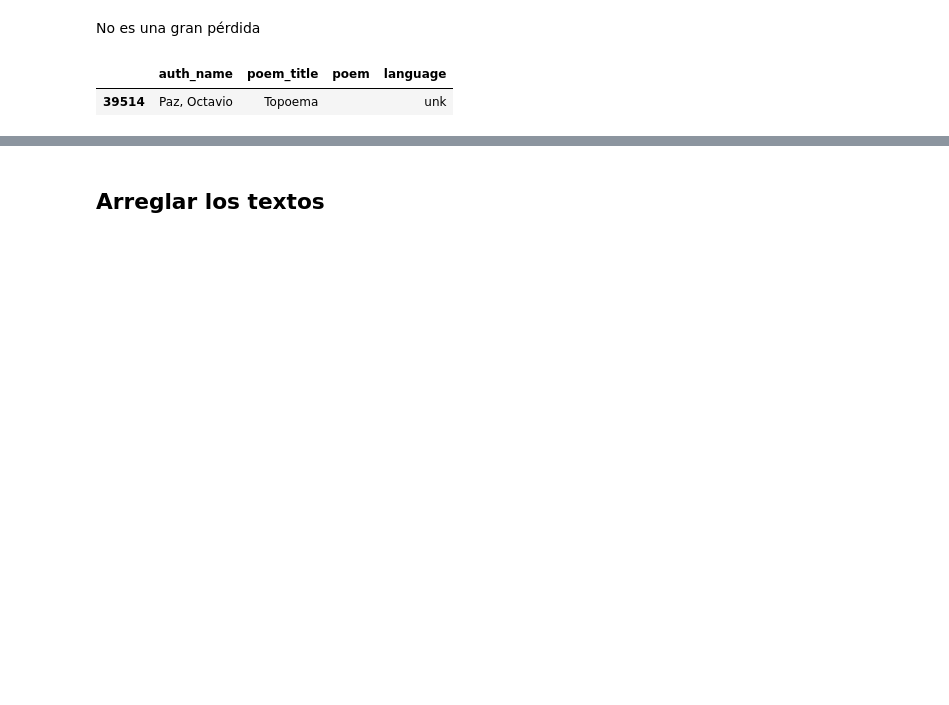
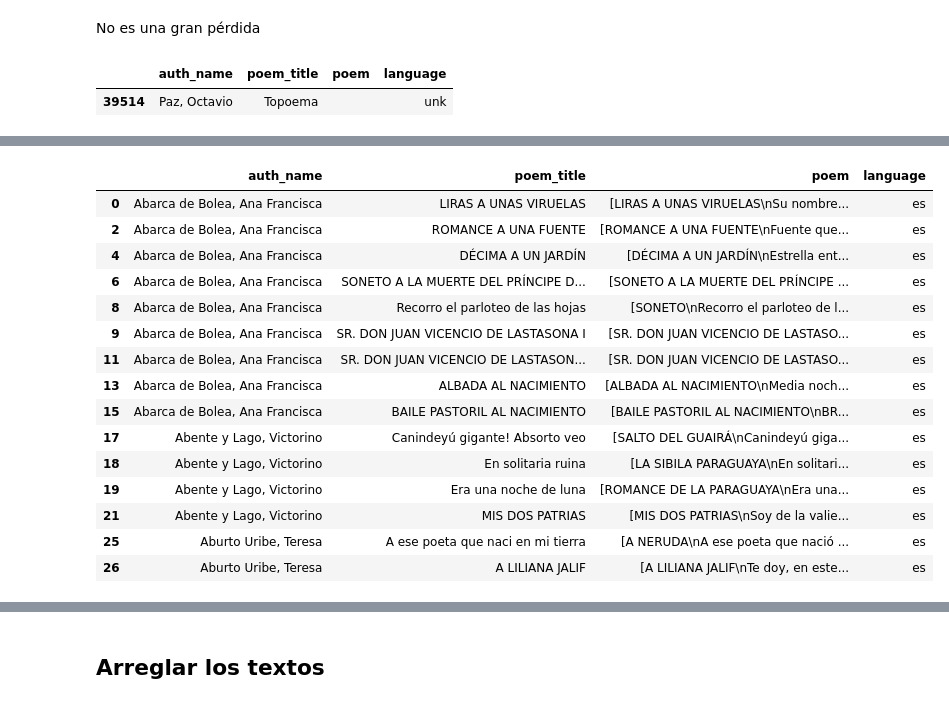
Before and after one commit to DavidLeirado/AiLan-P0e-m, a Jupyter notebook: notebooks/data_exploration.ipynb, the cells around one changed output, grey strips where cells are left out. Cells and saved outputs as stored; diff of their text form; code cells hidden in the pictures; blank space fills up the shorter version.

```diff
--- a/notebooks/data_exploration.ipynb
+++ b/notebooks/data_exploration.ipynb
@@ -228,0 +243,19 @@ df.drop(indexes, axis=0, inplace=True)
+# %%
+number = len(df)
+def augmentate(text, translate):
+    poems = [text]
+    global number
+    number -=1
+    print(f"quedan: {number}")
+    try:
+
+        #for lang in ["fr", "pt", "en", "af", "sq", "ko"]:
+        for lang in ["ko", "fr"]:
+            translation = translate.translate(text, dest=lang)
+            augmented = translate.translate(translation.text, dest="es")
+            poems.append(augmented.text)
+
+    except Exception as e:
+        print(e)
+
+    return poems
@@ -228,0 +289,19 @@ df.drop(indexes, axis=0, inplace=True)
+# %%
+df.head(15)
+# %% [output]
+|  | auth_name | poem_title | poem | language |
+| 0 | Abarca de Bolea, Ana Francisca | LIRAS A UNAS VIRUELAS | [LIRAS A UNAS VIRUELAS\nSu nombre... | es |
+| 2 | Abarca de Bolea, Ana Francisca | ROMANCE A UNA FUENTE | [ROMANCE A UNA FUENTE\nFuente que... | es |
+| 4 | Abarca de Bolea, Ana Francisca | DÉCIMA A UN JARDÍN | [DÉCIMA A UN JARDÍN\nEstrella ent... | es |
+| 6 | Abarca de Bolea, Ana Francisca | SONETO A LA MUERTE DEL PRÍNCIPE D... | [SONETO A LA MUERTE DEL PRÍNCIPE ... | es |
+| 8 | Abarca de Bolea, Ana Francisca | Recorro el parloteo de las hojas | [SONETO\nRecorro el parloteo de l... | es |
+| 9 | Abarca de Bolea, Ana Francisca | SR. DON JUAN VICENCIO DE LASTASONA I | [SR. DON JUAN VICENCIO DE LASTASO... | es |
+| 11 | Abarca de Bolea, Ana Francisca | SR. DON JUAN VICENCIO DE LASTASON... | [SR. DON JUAN VICENCIO DE LASTASO... | es |
+| 13 | Abarca de Bolea, Ana Francisca | ALBADA AL NACIMIENTO | [ALBADA AL NACIMIENTO\nMedia noch... | es |
+| 15 | Abarca de Bolea, Ana Francisca | BAILE PASTORIL AL NACIMIENTO | [BAILE PASTORIL AL NACIMIENTO\nBR... | es |
+| 17 | Abente y Lago, Victorino | Canindeyú gigante! Absorto veo | [SALTO DEL GUAIRÁ\nCanindeyú giga... | es |
+| 18 | Abente y Lago, Victorino | En solitaria ruina | [LA SIBILA PARAGUAYA\nEn solitari... | es |
+| 19 | Abente y Lago, Victorino | Era una noche de luna | [ROMANCE DE LA PARAGUAYA\nEra una... | es |
+| 21 | Abente y Lago, Victorino | MIS DOS PATRIAS | [MIS DOS PATRIAS\nSoy de la valie... | es |
+| 25 | Aburto Uribe, Teresa | A ese poeta que naci en mi tierra | [A NERUDA\nA ese poeta que nació ... | es |
+| 26 | Aburto Uribe, Teresa | A LILIANA JALIF | [A LILIANA JALIF\nTe doy, en este... | es |
```
Also changed, not shown: parts of 17 cells of this notebook, 1 other file.
